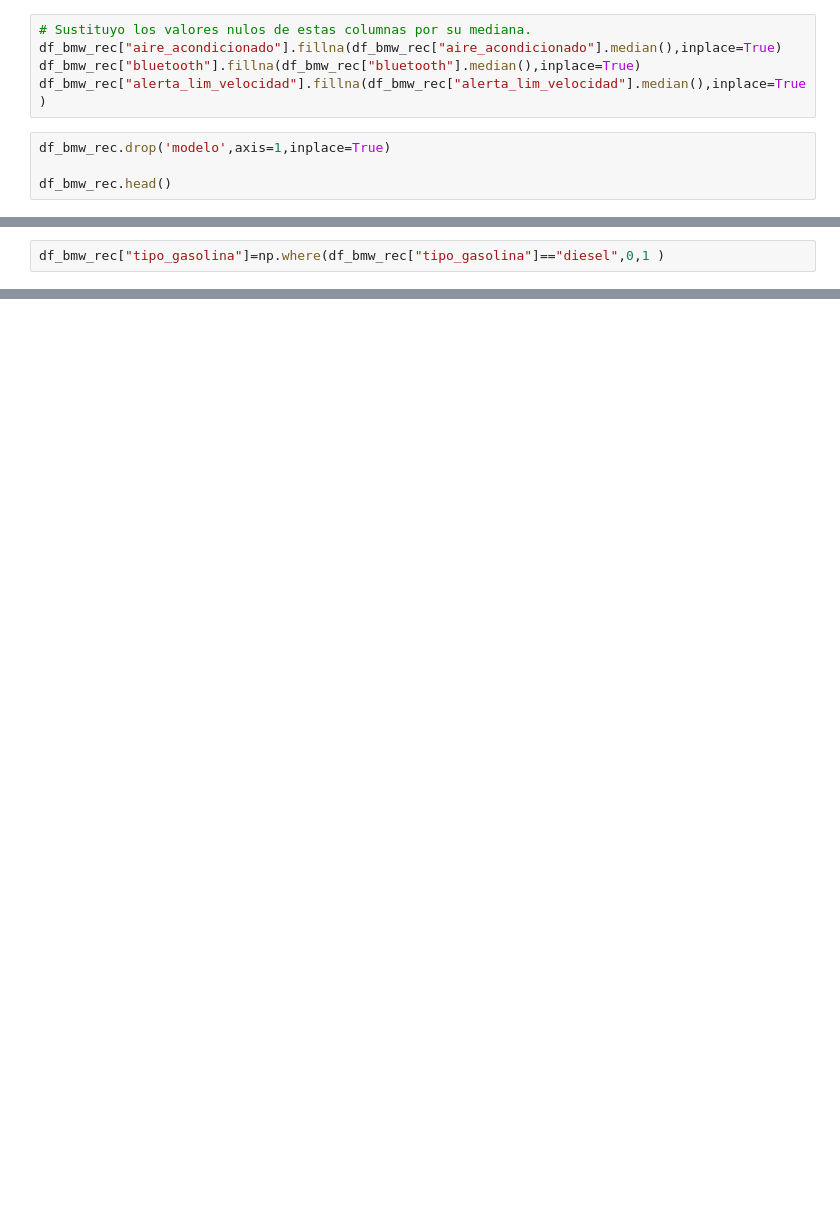
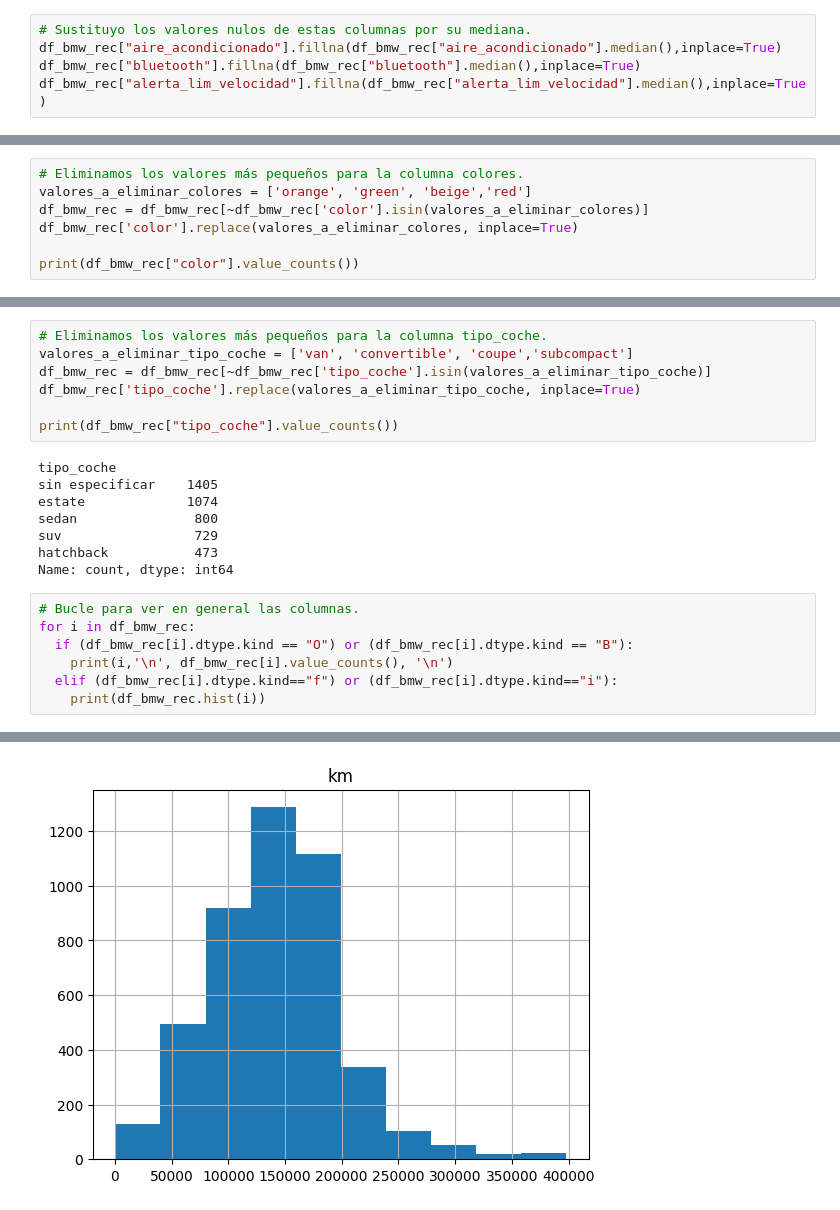
Before and after one commit to SyM97/primer_entregable, a Jupyter notebook: practica_entregable_Simeon_Mitev.ipynb, the cells around one changed output, grey strips where cells are left out. Drawn from its saved outputs; the diff is of its cells as text; blank space fills up the shorter version.

```diff
--- a/practica_entregable_Simeon_Mitev.ipynb
+++ b/practica_entregable_Simeon_Mitev.ipynb
@@ -179,7 +243,3 @@ df_bmw_rec.drop('asientos_traseros_plegables',axis=1,inplace=True)
 df_bmw_rec["aire_acondicionado"].fillna(df_bmw_rec["aire_acondicionado"].median(),inplace=True)
 df_bmw_rec["bluetooth"].fillna(df_bmw_rec["bluetooth"].median(),inplace=True)
 df_bmw_rec["alerta_lim_velocidad"].fillna(df_bmw_rec["alerta_lim_velocidad"].median(),inplace=True)
-# %%
-df_bmw_rec.drop('modelo',axis=1,inplace=True)
-
-df_bmw_rec.head()
@@ -214,2 +258,7 @@ Name: count, dtype: int64
-# %%
-df_bmw_rec["tipo_gasolina"]=np.where(df_bmw_rec["tipo_gasolina"]=="diesel",0,1 )
+# %%
+# Eliminamos los valores más pequeños para la columna colores.
+valores_a_eliminar_colores = ['orange', 'green', 'beige','red']
+df_bmw_rec = df_bmw_rec[~df_bmw_rec['color'].isin(valores_a_eliminar_colores)]
+df_bmw_rec['color'].replace(valores_a_eliminar_colores, inplace=True)
+
+print(df_bmw_rec["color"].value_counts())
@@ -215,0 +275,23 @@ df_bmw_rec["tipo_gasolina"]=np.where(df_bmw_rec["tipo_gasolina"]=="diesel",0,1 )
+# %%
+# Eliminamos los valores más pequeños para la columna tipo_coche.
+valores_a_eliminar_tipo_coche = ['van', 'convertible', 'coupe','subcompact']
+df_bmw_rec = df_bmw_rec[~df_bmw_rec['tipo_coche'].isin(valores_a_eliminar_tipo_coche)]
+df_bmw_rec['tipo_coche'].replace(valores_a_eliminar_tipo_coche, inplace=True)
+
+print(df_bmw_rec["tipo_coche"].value_counts())
+# %% [output]
+tipo_coche
+sin especificar    1405
+estate             1074
+sedan               800
+suv                 729
+hatchback           473
+Name: count, dtype: int64
+# %%
+# Bucle para ver en general las columnas.
+for i in df_bmw_rec:
+  if (df_bmw_rec[i].dtype.kind == "O") or (df_bmw_rec[i].dtype.kind == "B"):
+    print(i,'\n', df_bmw_rec[i].value_counts(), '\n')
+  elif (df_bmw_rec[i].dtype.kind=="f") or (df_bmw_rec[i].dtype.kind=="i"):
+    print(df_bmw_rec.hist(i))
+# %% [output]
@@ -215,0 +315 @@ df_bmw_rec["tipo_gasolina"]=np.where(df_bmw_rec["tipo_gasolina"]=="diesel",0,1 )
+[figure, added]
```
Also changed, not shown: parts of 23 cells of this notebook, 1 other file.
